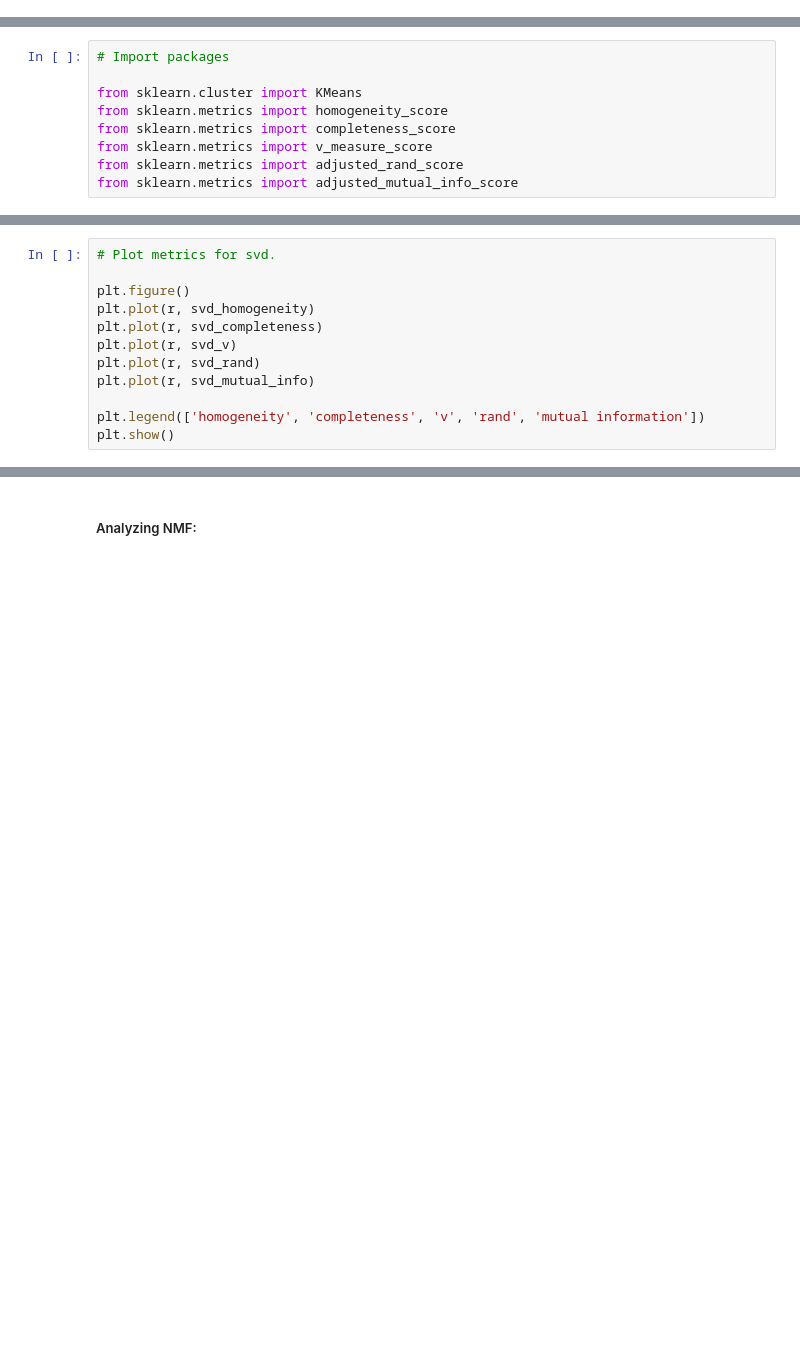
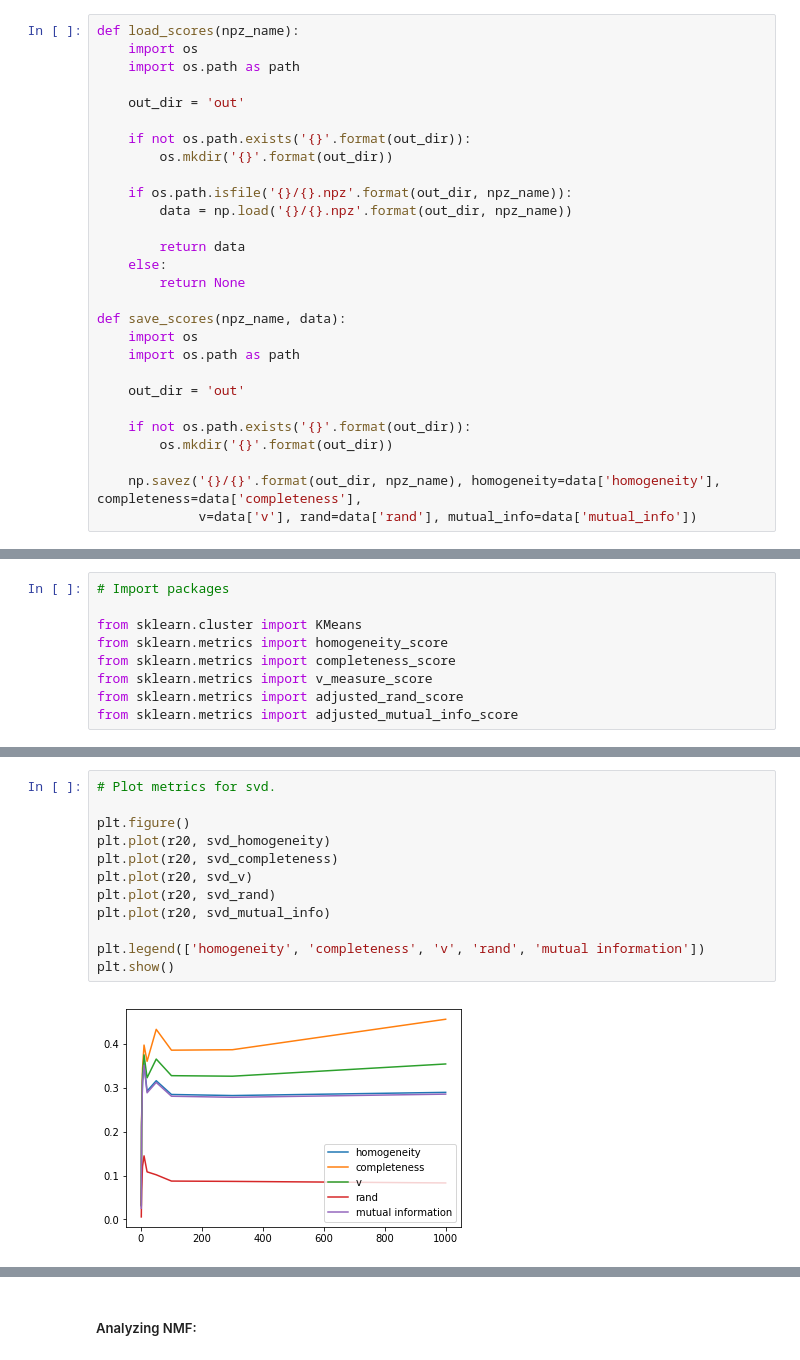
Before and after one commit to 219Winter2019adjz/Project2, a Jupyter notebook: Proj2.ipynb, the cells around one changed output, grey strips where cells are left out. Drawn from its saved outputs; the diff is of its cells as text; blank space fills up the shorter version.

Commit message:
Adding method of saving k-means scores

```diff
--- a/Proj2.ipynb
+++ b/Proj2.ipynb
@@ -719,3 +719,31 @@ contingency_matrix(category_labels, kmeans_labels)
+# %%
+def load_scores(npz_name):
+    import os
+    import os.path as path
+
+    out_dir = 'out'
+
+    if not os.path.exists('{}'.format(out_dir)):
+        os.mkdir('{}'.format(out_dir))
+
+    if os.path.isfile('{}/{}.npz'.format(out_dir, npz_name)):
+        data = np.load('{}/{}.npz'.format(out_dir, npz_name))
+
+        return data
+    else:
+        return None
+
+def save_scores(npz_name, data):
+    import os
+    import os.path as path
+
+    out_dir = 'out'
+
+    if not os.path.exists('{}'.format(out_dir)):
+        os.mkdir('{}'.format(out_dir))
+
+    np.savez('{}/{}'.format(out_dir, npz_name), homogeneity=data['homogeneity'], completeness=data['completeness'],
+             v=data['v'], rand=data['rand'], mutual_info=data['mutual_info'])
 # %% [markdown]
 ##### Analyzing SVD:
 # %%
@@ -764,15 +804,17 @@ print('Time taken for kmean 20-class SVD search: {:.2f} minutes'.format((time.ti
 # %%
 # Plot metrics for svd.
 
 plt.figure()
-plt.plot(r, svd_homogeneity)
-plt.plot(r, svd_completeness)
-plt.plot(r, svd_v)
-plt.plot(r, svd_rand)
-plt.plot(r, svd_mutual_info)
+plt.plot(r20, svd_homogeneity)
+plt.plot(r20, svd_completeness)
+plt.plot(r20, svd_v)
+plt.plot(r20, svd_rand)
+plt.plot(r20, svd_mutual_info)
 
 plt.legend(['homogeneity', 'completeness', 'v', 'rand', 'mutual information'])
 plt.show()
+# %% [output]
+[figure, added]
 # %%
 print('Homogeneity scores: ', np.round(svd_homogeneity, 4))
 print('Completeness scores: ', np.round(svd_completeness, 4))
```
Also changed, not shown: parts of 7 cells of this notebook, 1 other file.
